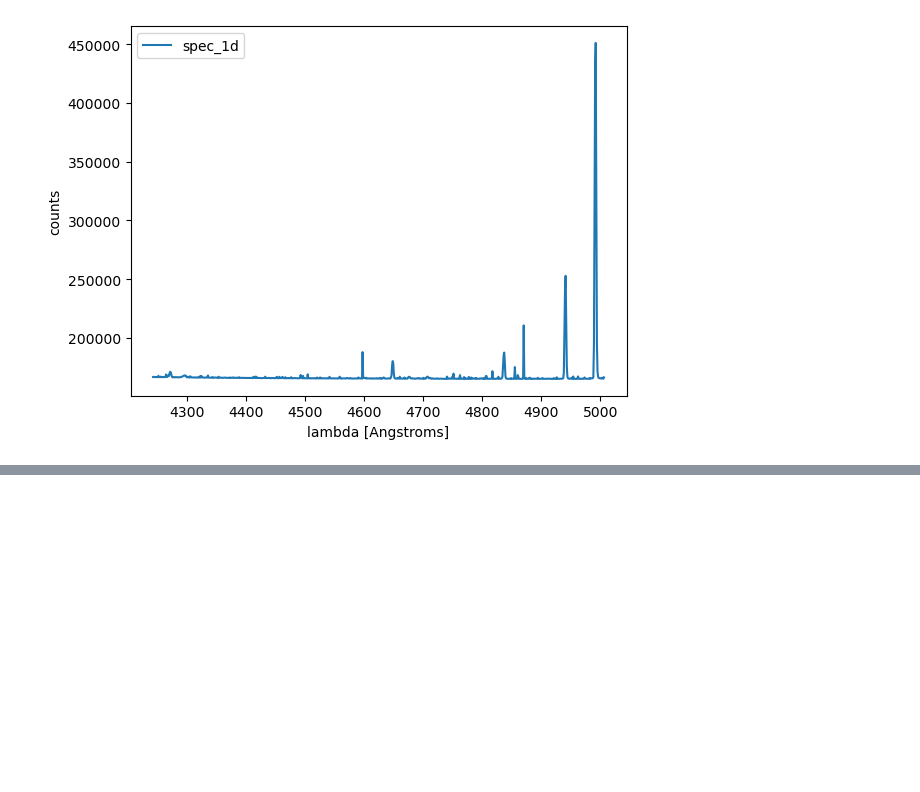
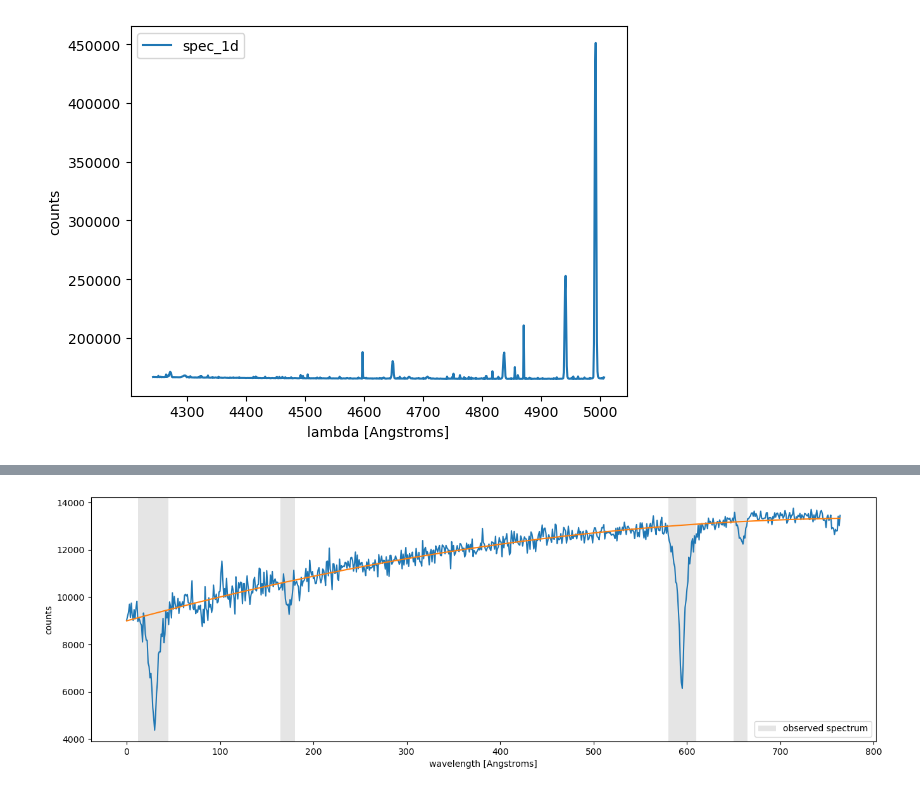
Before and after one commit to anjavdl/PHY517_AST443, a Jupyter notebook: tutorials/Some spectroscopy tools.ipynb, the cells around one changed output, grey strips where cells are left out. Cells and saved outputs as stored; diff of their text form; code cells hidden in the pictures; blank space fills up the shorter version.

```diff
--- a/tutorials/Some spectroscopy tools.ipynb
+++ b/tutorials/Some spectroscopy tools.ipynb
@@ -92,0 +97,40 @@ plt.show()
+# %%
+# read in a 2-d, background-subtracted star spectrum:
+hdulist = fits.open('star_bkgsub.fits')
+star_all = hdulist[0].data
+ncols = np.shape(star_all)[1]
+x=np.arange(ncols)
+
+# collapse to 1d spectrum by summing over rows that contain flux from star
+# (approximately rows 22-50):
+star = np.sum(star_all[22:50,:], axis=0)
+
+# construct an array that is 1 for non-masked areas, and 0 for masked areas
+mask = np.ones(ncols)
+mask = np.where((x>18) & (x<40),0,mask)
+mask = np.where((x>580) & (x<610),0,mask)
+
+plt.axvspan(12, 45, color='gray', alpha=0.2, lw=0)
+plt.axvspan(165, 180, color='gray', alpha=0.2, lw=0)
+plt.axvspan(580, 610, color='gray', alpha=0.2, lw=0)
+plt.axvspan(650, 665, color='gray', alpha=0.2, lw=0)
+
+# fit the continuum, but give masked pixels a weight of 0 in the fit
+star_fit_coeffs = np.polyfit(x,star,deg=2,w=mask)
+star_fit = x**2*star_fit_coeffs[0] + x*star_fit_coeffs[1] + star_fit_coeffs[2]
+# %%
+# plot
+plt.figure(figsize=(16, 5))
+
+plt.axvspan(12, 45, color='gray', alpha=0.2, lw=0)
+plt.axvspan(165, 180, color='gray', alpha=0.2, lw=0)
+plt.axvspan(580, 610, color='gray', alpha=0.2, lw=0)
+plt.axvspan(650, 665, color='gray', alpha=0.2, lw=0)
+plt.plot(x,star)
+plt.plot(x,star_fit)
+plt.legend(['observed spectrum'])
+plt.ylabel('counts')
+plt.xlabel('wavelength [Angstroms]')
+plt.show()
+# %% [output]
+[figure, added]
```
Also changed, not shown: parts of 1 cell of this notebook, 1 other file.
